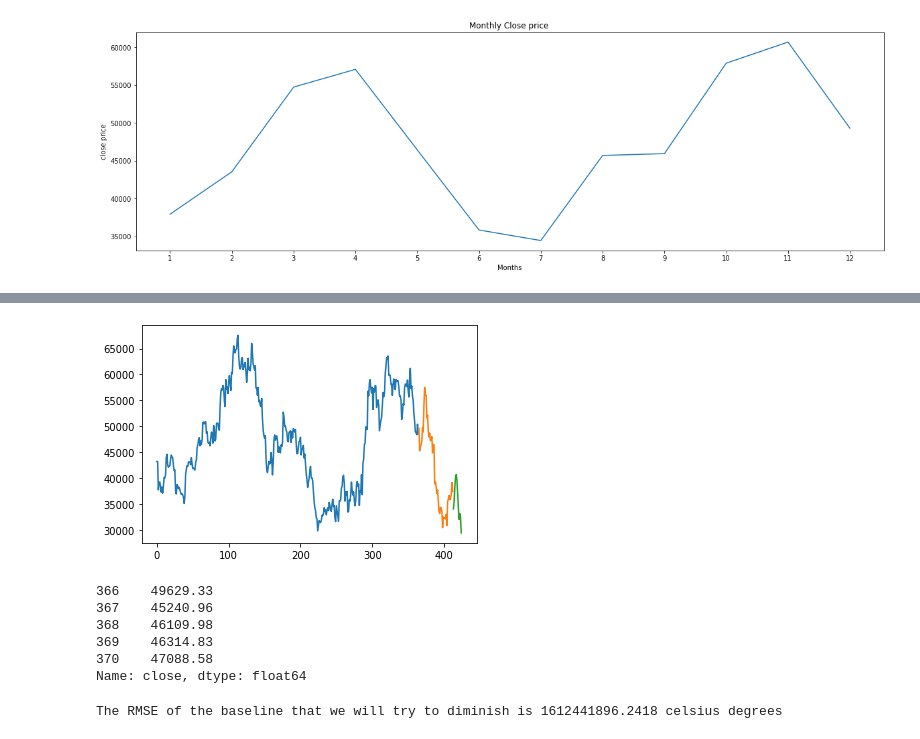
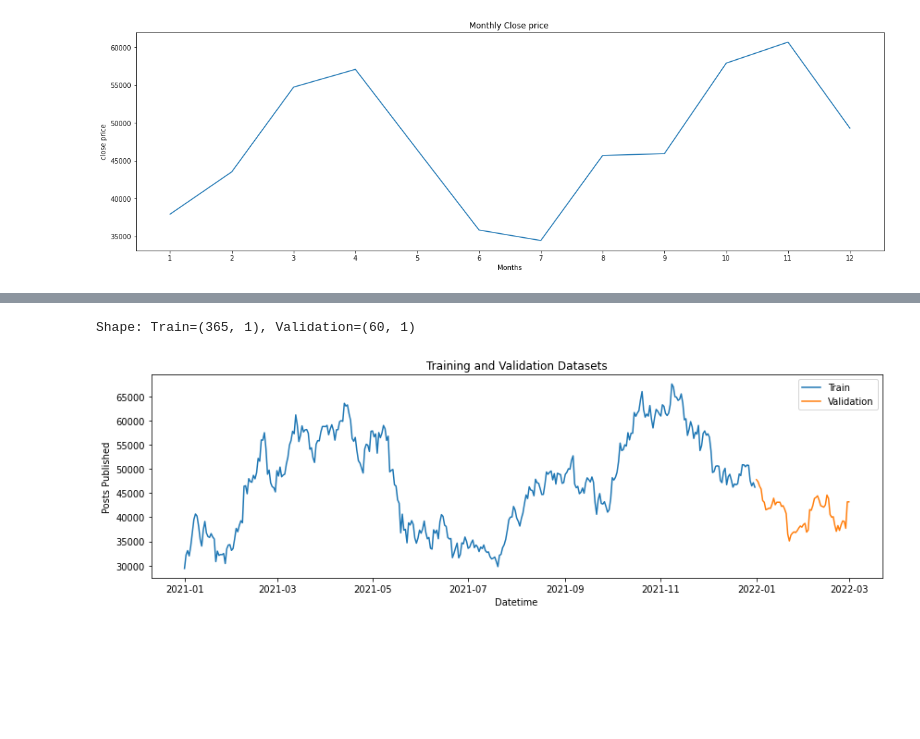
Before and after one commit to waheb-1988/Arima_model, a Jupyter notebook: models/arima_model_bictoin_price.ipynb, the cells around one changed output, grey strips where cells are left out. Drawn from its saved outputs; the diff is of its cells as text; code cells hidden in the pictures; blank space fills up the shorter version.

```diff
--- a/models/arima_model_bictoin_price.ipynb
+++ b/models/arima_model_bictoin_price.ipynb
@@ -70,8 +79,8 @@ plt.show()
 [figure]
 # %%
 # i'm going to create a pivot table to plot the monthly temperatures through the years
-df['day'] = df.index.day
-df['month'] = df.index.month
+dc['day'] = dc.index.day
+dc['month'] = dc.index.month
 pivot = pd.pivot_table(df, values='close', index='month', columns='day', aggfunc='mean')
 pivot.plot(figsize=(20,6))
 plt.title('Monthly close price ')
@@ -131,12 +134,21 @@ test = df.reset_index(drop=True)[-12:].copy()
-# %%
-# Create an axis
-fig, ax = plt.subplots()
-
-# Plot the train and test sets on the axis ax
-train["close"].plot(ax=ax)
-val["close"].plot(ax=ax)
-test["close"].plot(ax=ax)
-plt.show()
-# %% [output]
-[figure, removed]
+# %%
+# Time based train-test splitting
+train = dc.loc['2021-12-31':]
+valid = dc.loc[:'2022-01-01']
+
+print(f'Shape: Train={train.shape}, Validation={valid.shape}')
+
+# Plotting the training and validation datasets
+plt.figure(figsize=(12, 4))
+plt.plot(train, label='Train')
+plt.plot(valid, label='Validation')
+plt.xlabel('Datetime')
+plt.ylabel('Posts Published')
+plt.title('Training and Validation Datasets')
+plt.legend()
+plt.tight_layout()
+plt.show()
+# %% [output]
+Shape: Train=(365, 1), Validation=(60, 1)
+[figure, added]
 # %%
@@ -155,21 +181,0 @@ warnings.filterwarnings('ignore')
-# %%
-# Excluding the first line, as it has NaN values
-baseline = val['close'].shift()
-baseline.dropna(inplace=True)
-baseline.head()
-# %% [output]
-366    49629.33
-367    45240.96
-368    46109.98
-369    46314.83
-370    47088.58
-Name: close, dtype: float64
-# %%
-def measure_rmse(y_true, y_pred):
-    return sqrt(mean_squared_error(y_true,y_pred))
-
-# Using the function with the baseline values
-rmse_base = measure_rmse(val.iloc[1:,0],baseline)
-print(f'The RMSE of the baseline that we will try to diminish is {round(rmse_base,4)} celsius degrees')
-# %% [output]
-The RMSE of the baseline that we will try to diminish is 1612441896.2418 celsius degrees
```
Also changed, not shown: parts of 36 cells of this notebook.
